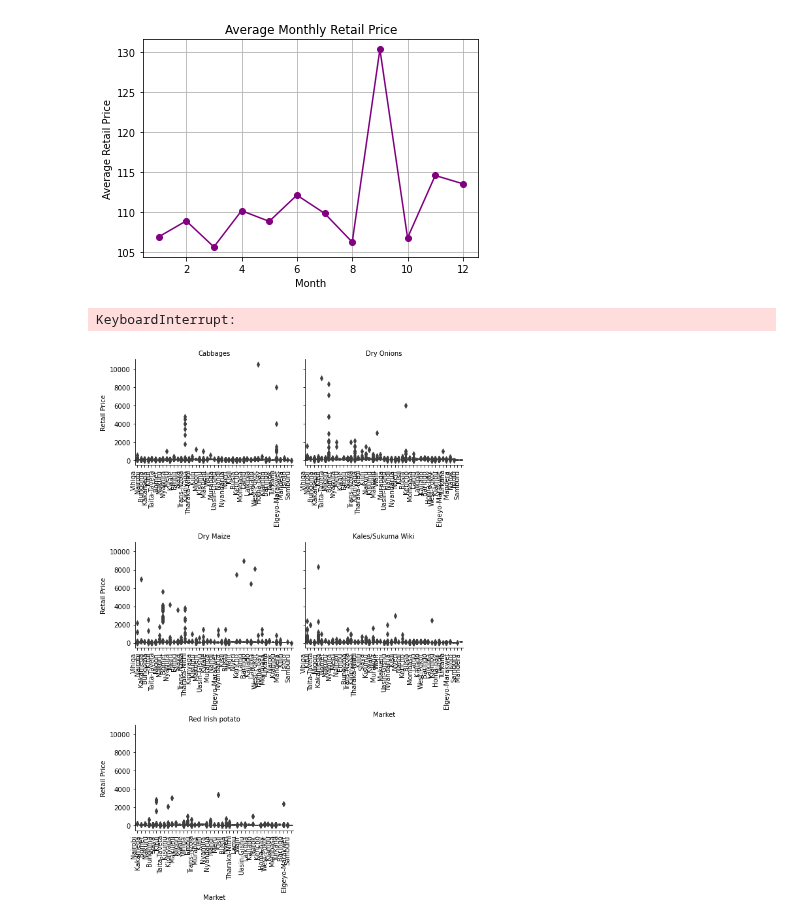
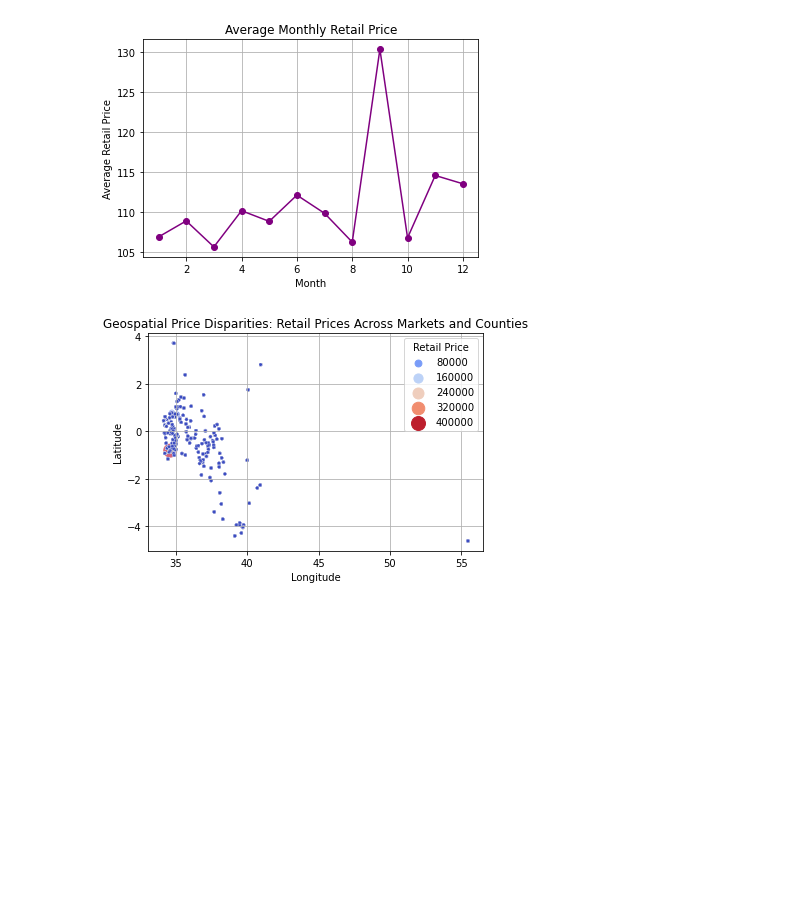
Before and after one commit to Logan-BCM/AgriPriceForecast-Kenya, a Jupyter notebook: Project.ipynb, the cells around one changed output. Saved outputs shown, nothing was run; the diff lists cells and outputs as text; code cells hidden in the pictures; blank space fills up the shorter version.

Commit message:
Average retail prices plot

```diff
--- a/Project.ipynb
+++ b/Project.ipynb
@@ -841,53 +841,23 @@ plt.show()
 # %%
 # Scatter plot with color encoding for retail prices
 sns.scatterplot(
     x=products_df['longitude'],
     y=products_df['latitude'],
     hue=products_df['Retail'],
     palette='coolwarm',
     size=products_df['Retail'],
     sizes=(10, 200),
     alpha=0.6
 )
-# Annotate markets on the plot
-for i, row in products_df.iterrows():
-    plt.text(row['longitude'], row['latitude'], row['Market'], fontsize=8, alpha=0.7)
 
 # Add labels and title
 plt.xlabel("Longitude")
 plt.ylabel("Latitude")
 plt.title("Geospatial Price Disparities: Retail Prices Across Markets and Counties")
 plt.legend(title='Retail Price')
 plt.grid(True)
 
 # Show plot
 plt.show()
-
-# Add labels and title
-plt.xlabel("Longitude")
-plt.ylabel("Latitude")
-plt.title("Geospatial Price Disparities: Retail Prices Across Regions")
-plt.legend(title='Retail Price')
-plt.grid(True)
-
-# Show plot
-plt.show()
 # %% [output]
-KeyboardInterrupt:
+[figure, added]
-# %%
-# Limit to top 6 most frequent commodities for better visualization
-top_commodities = products_df['Commodity'].value_counts().index[:5]
-df = products_df[products_df['Commodity'].isin(top_commodities)]
-
-# Create FacetGrid
-g = sns.FacetGrid(df, col="Commodity", col_wrap=2, height=4, sharex=False, sharey=True)
-g.map_dataframe(sns.boxplot, x="County", y="Retail")
-g.set_axis_labels("Market", "Retail Price")
-g.set_titles(col_template="{col_name}")
-g.set_xticklabels(rotation=90, ha='right')
-
-# Show plot
-plt.tight_layout()
-plt.show()
-# %% [output]
-[figure, removed]
```
Also changed, not shown: parts of 2 cells of this notebook.
